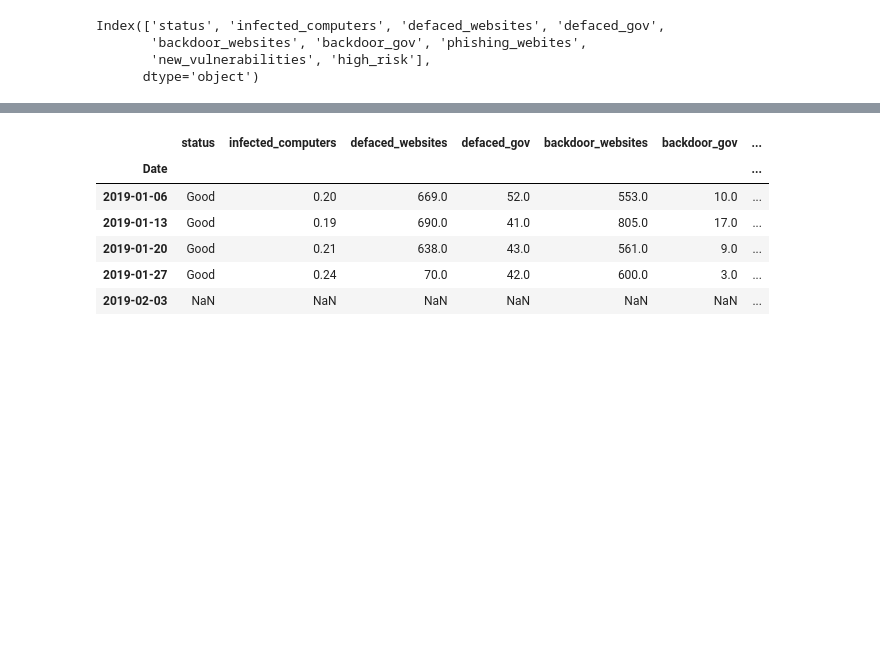
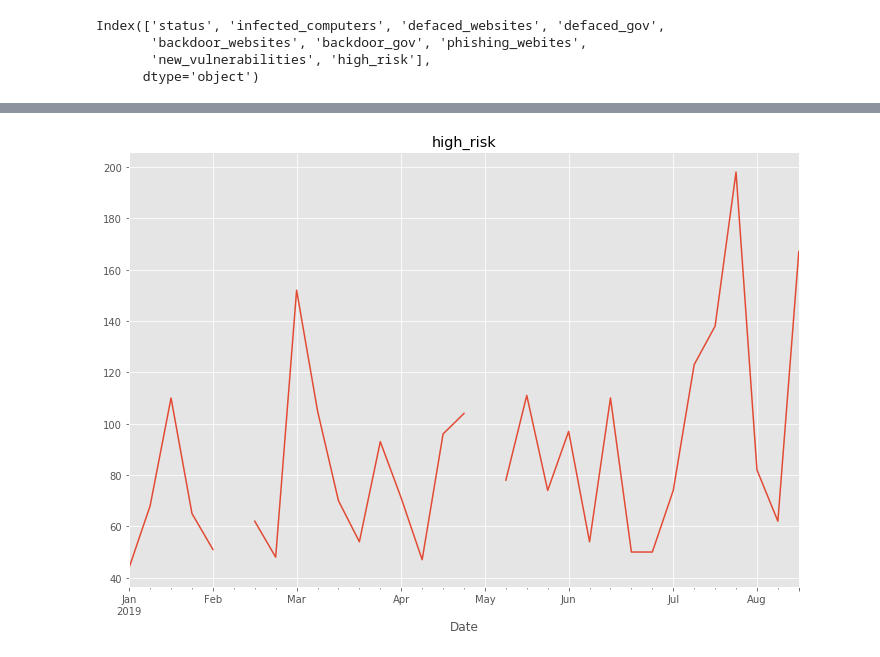
Before and after one commit to simprism/china_cyber, a Jupyter notebook: china_cyber.ipynb, the cells around one changed output, grey strips where cells are left out. Cells and saved outputs as stored; diff of their text form; code cells hidden in the pictures; blank space fills up the shorter version.

```diff
--- a/china_cyber.ipynb
+++ b/china_cyber.ipynb
@@ -53 +59,5 @@ plot_metric('new_vulnerabilities')
+# %%
+plot_metric('high_risk', 'line')
+# %% [output]
+[figure, added]
 # %%
@@ -55,10 +64,0 @@ df_cyber['status_color'] = df_cyber.status.map({'Good': int(1), 'Fair': int(2),
-# %%
-df_cyber.head()
-# %% [output]
-|  | status | infected_computers | defaced_websites | defaced_gov | backdoor_websites | backdoor_gov | ... |
-| Date |  |  |  |  |  |  | ... |
-| 2019-01-06 | Good | 0.20 | 669.0 | 52.0 | 553.0 | 10.0 | ... |
-| 2019-01-13 | Good | 0.19 | 690.0 | 41.0 | 805.0 | 17.0 | ... |
-| 2019-01-20 | Good | 0.21 | 638.0 | 43.0 | 561.0 | 9.0 | ... |
-| 2019-01-27 | Good | 0.24 | 70.0 | 42.0 | 600.0 | 3.0 | ... |
-| 2019-02-03 | NaN | NaN | NaN | NaN | NaN | NaN | ... |
```
Also changed, not shown: parts of 10 cells of this notebook, 1 other file.
